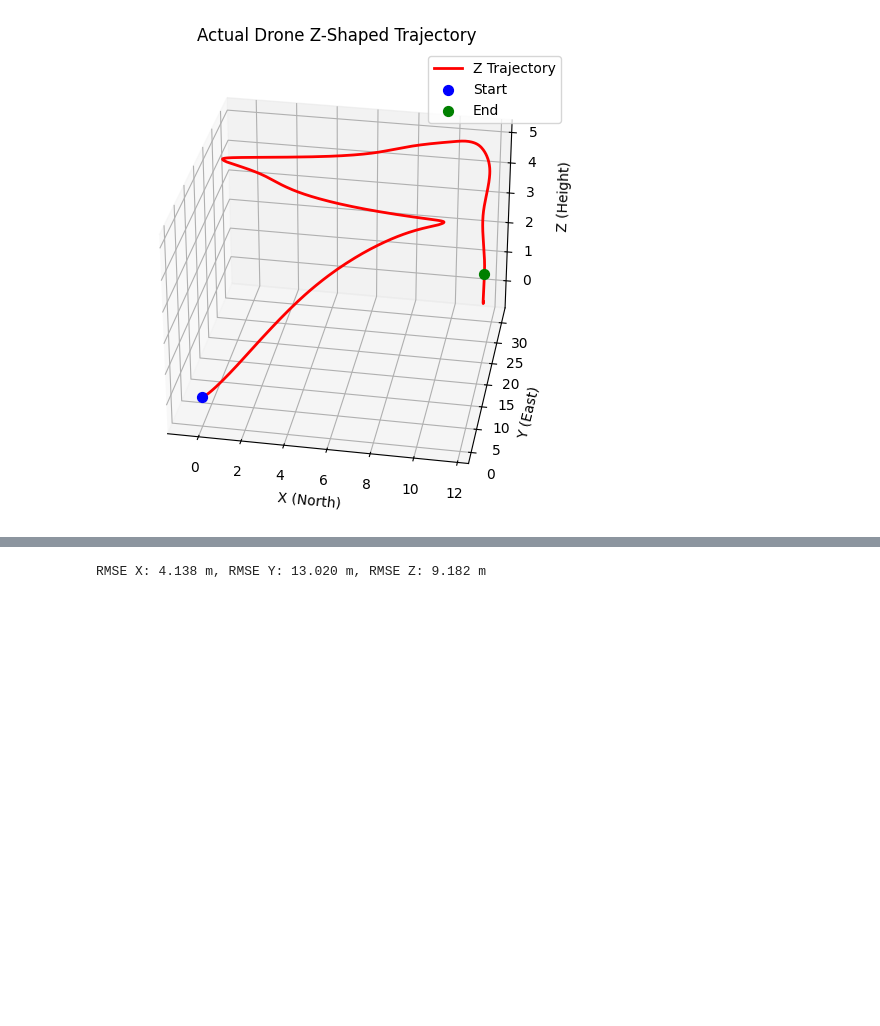
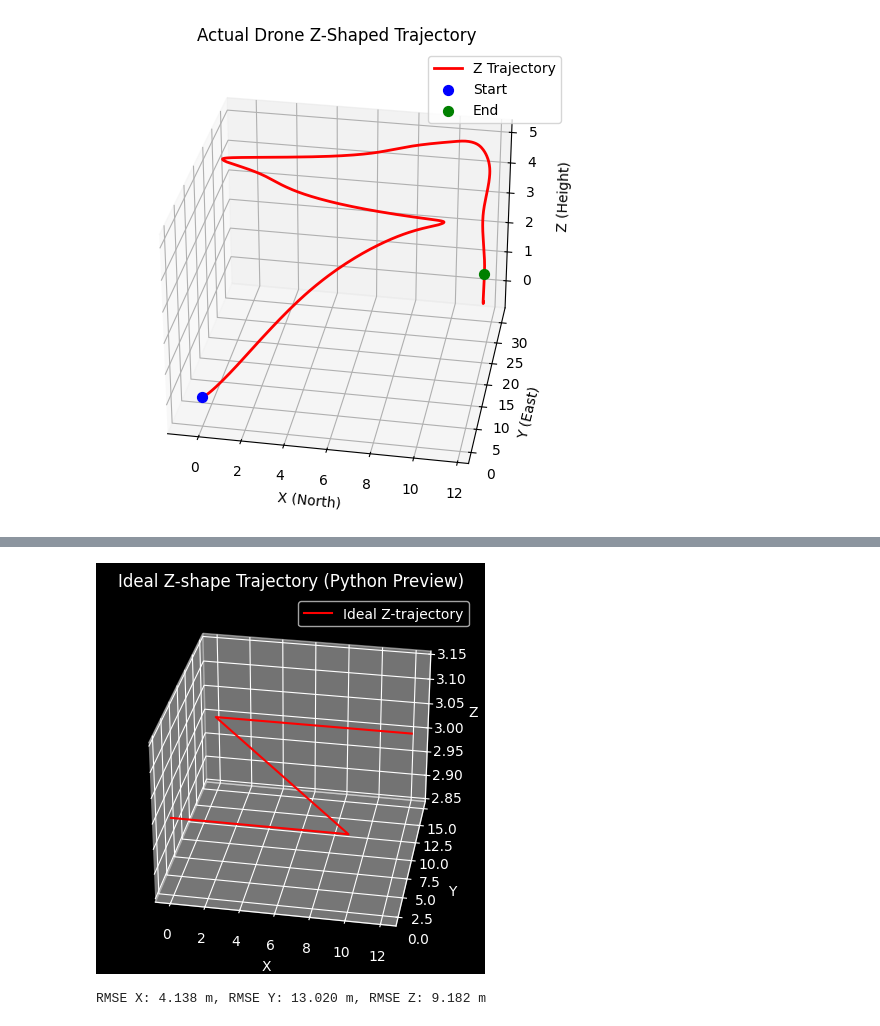
Before and after one commit to yuwei-jpg/BlockBased_Drone_FYP, a Jupyter notebook: movements/zigzag_shape/z_pic.ipynb, the cells around one changed output, grey strips where cells are left out. Drawn from its saved outputs; the diff is of its cells as text; code cells hidden in the pictures; blank space fills up the shorter version.

```diff
--- a/movements/zigzag_shape/z_pic.ipynb
+++ b/movements/zigzag_shape/z_pic.ipynb
@@ -118,3 +155,42 @@ plt.show()
+# %%
+import numpy as np
+import pandas as pd
+import matplotlib.pyplot as plt
+
+n = 50
+
+x1 = np.linspace(0, 10, n)
+y1 = np.zeros(n)
+z1 = np.full(n, 3)
+
+x2 = np.linspace(10, 0, n)
+y2 = np.linspace(0, 15, n)
+z2 = np.full(n, 3)
+
+x3 = np.linspace(0, 12, n)
+y3 = np.full(n, 15)
+z3 = np.full(n, 3)
+
+x = np.concatenate([x1, x2, x3])
+y = np.concatenate([y1, y2, y3])
+z = np.concatenate([z1, z2, z3])
+
+df = pd.DataFrame({'x': x, 'y': y, 'z': z})
+df.to_csv('ideal_z_trajectory.csv', index=False)
+
+fig = plt.figure()
+ax = fig.add_subplot(111, projection='3d')
+ax.plot(x, y, z, 'r', label="Ideal Z-trajectory")
+ax.set_xlabel('X')
+ax.set_ylabel('Y')
+ax.set_zlabel('Z')
+ax.set_title('Ideal Z-shape Trajectory (Python Preview)')
+ax.legend()
+ax.grid(True)
+ax.view_init(azim=280)
+plt.show()
+# %% [output]
+[figure, added]
 # %%
 import numpy as np
 
```
Also changed, not shown: parts of 6 cells of this notebook, 2 other files.
